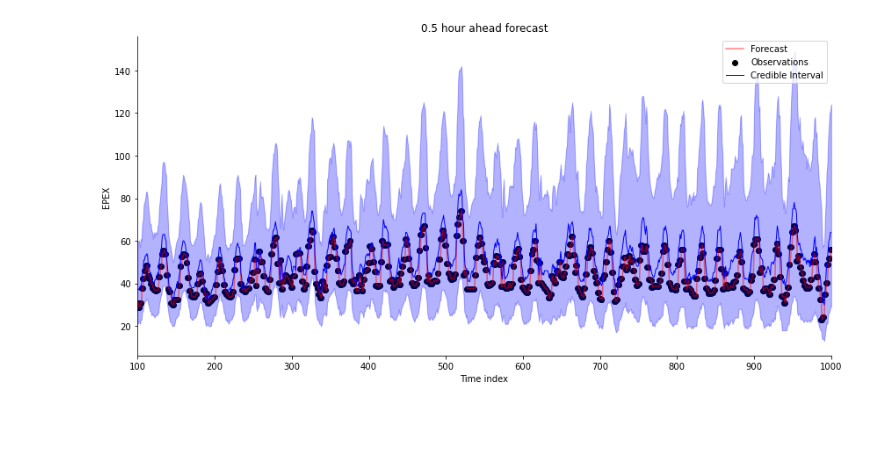
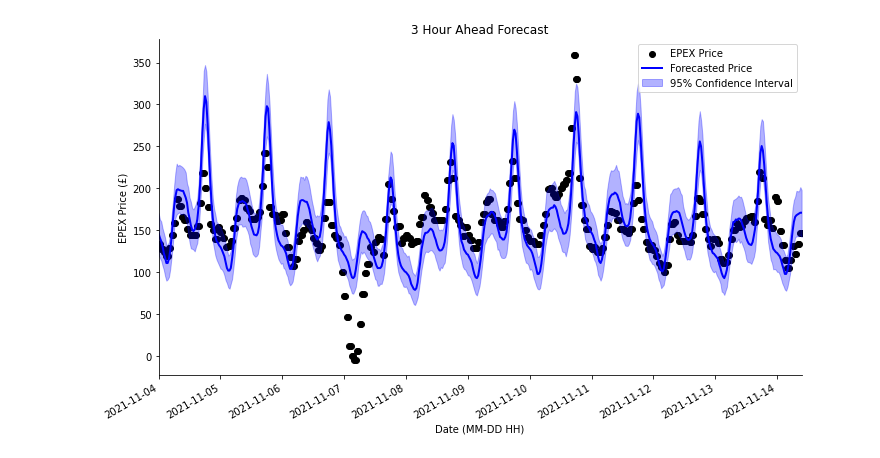
Before and after one commit to rlaker/Hackathon, a Jupyter notebook: Notebooks/forecast.ipynb, the cells around one changed output. Saved outputs shown, nothing was run; the diff lists cells and outputs as text; code cells hidden in the pictures; blank space fills up the shorter version.

Commit message:
🚧 Updating the forecasting with modular

```diff
--- a/Notebooks/forecast.ipynb
+++ b/Notebooks/forecast.ipynb
@@ -57,23 +20,29 @@ MAPE: 86.55
-# %%
-from matplotlib import lines
-
-# Plot the 1-quarter ahead forecast
-h = 1
-start = forecast_start + h
-end = forecast_end + h + 1
-
-fig, ax = plt.subplots(figsize=(12, 6))
-#line1 = ax.plot(date_indexs[start:end],prices[start:end],label='Data',color='r')
-ax.plot(date_indexs[start:end],prices[start:end],label='Data',color='r',alpha=0.5)
-plot_data_forecast(fig, ax, y = prices[start:end],
-    samples = samples[:,:,h-1],
-    f = forecast[:,h-1],
-    dates = indexs,
-    xlabel='Time index', ylabel='EPEX', title='0.5 hour ahead forecast',credible_interval=50)
-##handles, labels = ax.get_legend_handles_labels()
-#handles.append(line1)
-#labels.append("Data")
-
-plt.show()
-# %% [output]
-[figure, removed]
+# %%
+#Obtain the foreacsted samples and data
+datetimes,prices,samples,forecast = Bayesian_Forecast.evaluate(epex)
+# %%
+plot_start = 45500 #Offset from the start date at which to begin the plot
+plot_length = 500
+horizon = 6
+
+plot_start_date = datetimes[0] + pd.DateOffset(hours=(horizon + plot_start)/2.)
+plot_end_date   = plot_start_date + pd.DateOffset(hours=(plot_length - 1)/2.)
+# %%
+fig, ax = plt.subplots(figsize=(10,6))
+ax = Bayesian_Forecast.plot_forecast(
+    fig, ax,
+    dates=epex.loc[plot_start_date:plot_end_date].index,
+    f=forecast[plot_start:plot_start+plot_length,horizon-1],
+    samples=samples[:,plot_start:plot_start+plot_length,horizon-1],
+    y=epex.loc[plot_start_date:plot_end_date].values[:,0],
+    linewidth = 2,
+    credible_interval=95)
+
+ax = Bayesian_Forecast.forecast_ax_style(ax=ax,
+    ylabel='EPEX Price (£)',
+    xlabel='Date (MM-DD HH)',
+    title='3 Hour Ahead Forecast',
+    legend=['EPEX Price','Forecasted Price','95% Confidence Interval']
+    )
+# %% [output]
+[figure, added]
```
Also changed, not shown: parts of 4 cells of this notebook, 1 other file.
